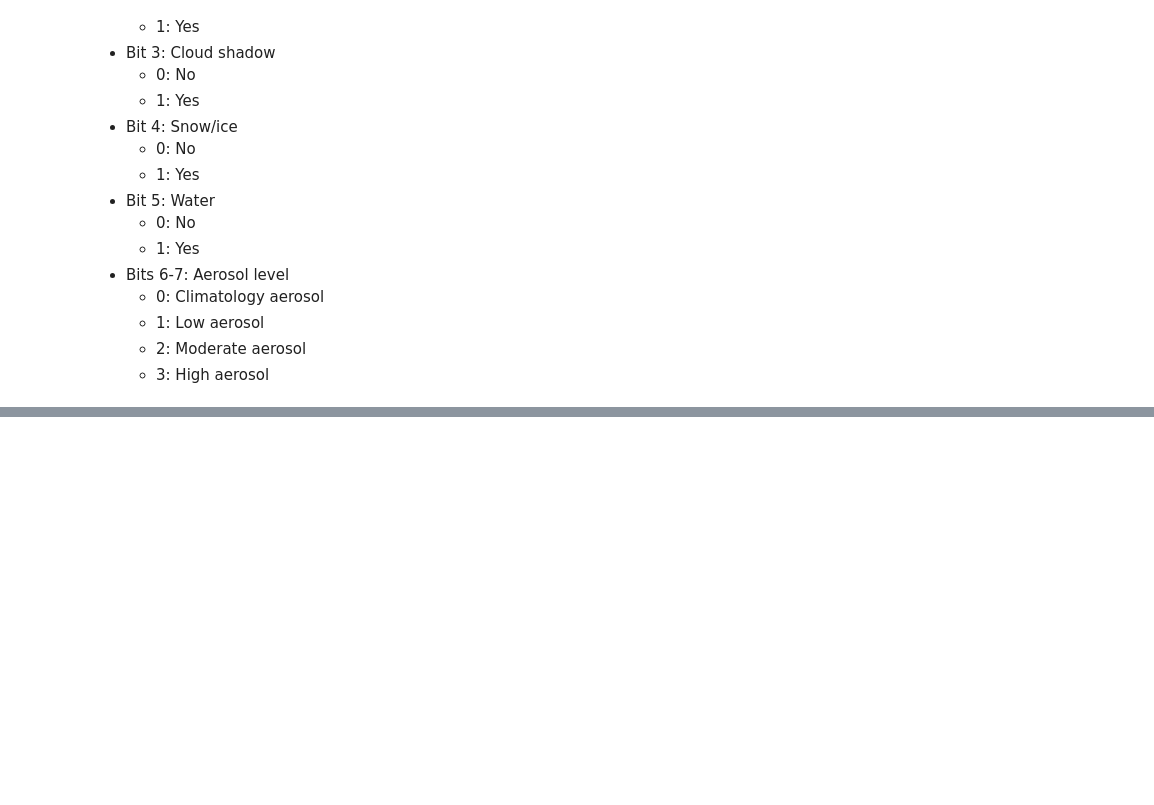
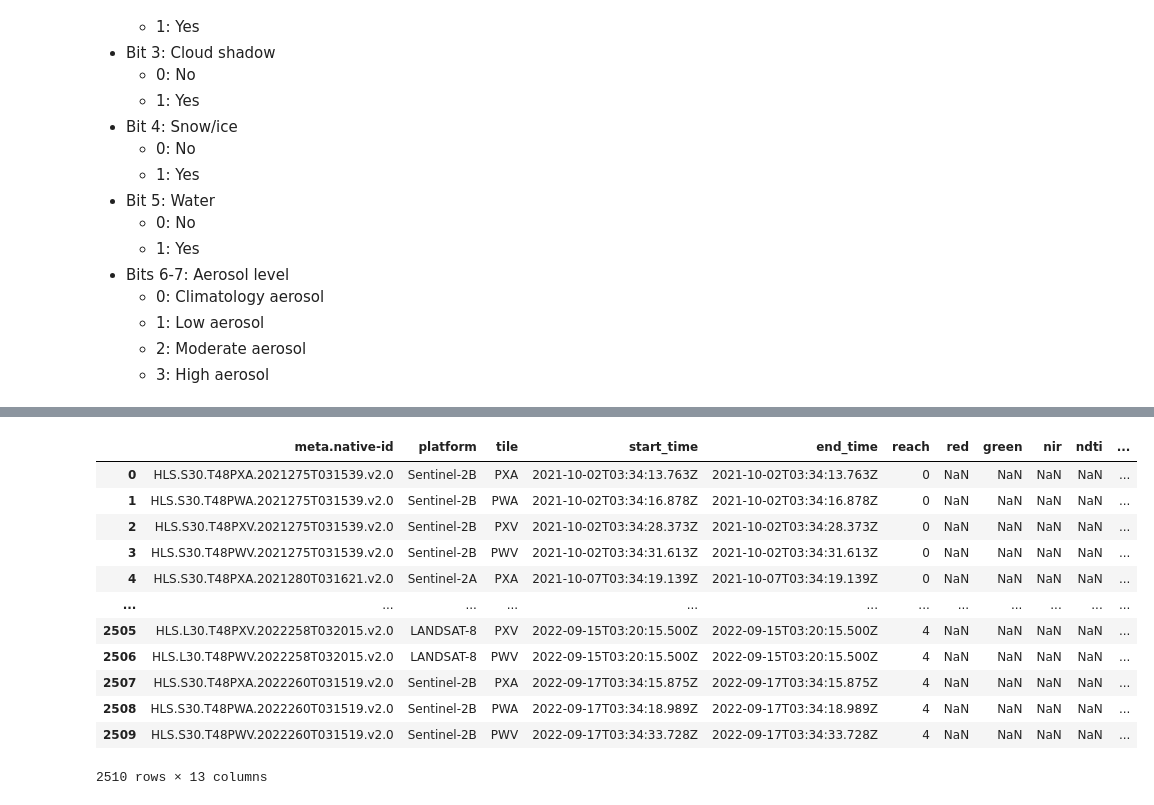
Before and after one commit to UW-GDA/mekong-water-quality, a Jupyter notebook: 02_pull_hls.ipynb, the cells around one changed output, grey strips where cells are left out. Drawn from its saved outputs; the diff is of its cells as text; code cells hidden in the pictures; blank space fills up the shorter version.

```diff
--- a/02_pull_hls.ipynb
+++ b/02_pull_hls.ipynb
@@ -307,0 +665,16 @@ np.nanmedian(ndti(reach_0.where(cloud_mask)).values)
+# %%
+results_df_long
+# %% [output]
+|  | meta.native-id | platform | tile | start_time | end_time | reach | red | green | nir | ndti | ... |
+| 0 | HLS.S30.T48PXA.2021275T031539.v2.0 | Sentinel-2B | PXA | 2021-10-02T03:34:13.763Z | 2021-10-02T03:34:13.763Z | 0 | NaN | NaN | NaN | NaN | ... |
+| 1 | HLS.S30.T48PWA.2021275T031539.v2.0 | Sentinel-2B | PWA | 2021-10-02T03:34:16.878Z | 2021-10-02T03:34:16.878Z | 0 | NaN | NaN | NaN | NaN | ... |
+| 2 | HLS.S30.T48PXV.2021275T031539.v2.0 | Sentinel-2B | PXV | 2021-10-02T03:34:28.373Z | 2021-10-02T03:34:28.373Z | 0 | NaN | NaN | NaN | NaN | ... |
+| 3 | HLS.S30.T48PWV.2021275T031539.v2.0 | Sentinel-2B | PWV | 2021-10-02T03:34:31.613Z | 2021-10-02T03:34:31.613Z | 0 | NaN | NaN | NaN | NaN | ... |
+| 4 | HLS.S30.T48PXA.2021280T031621.v2.0 | Sentinel-2A | PXA | 2021-10-07T03:34:19.139Z | 2021-10-07T03:34:19.139Z | 0 | NaN | NaN | NaN | NaN | ... |
+| ... | ... | ... | ... | ... | ... | ... | ... | ... | ... | ... | ... |
+| 2505 | HLS.L30.T48PXV.2022258T032015.v2.0 | LANDSAT-8 | PXV | 2022-09-15T03:20:15.500Z | 2022-09-15T03:20:15.500Z | 4 | NaN | NaN | NaN | NaN | ... |
+| 2506 | HLS.L30.T48PWV.2022258T032015.v2.0 | LANDSAT-8 | PWV | 2022-09-15T03:20:15.500Z | 2022-09-15T03:20:15.500Z | 4 | NaN | NaN | NaN | NaN | ... |
+| 2507 | HLS.S30.T48PXA.2022260T031519.v2.0 | Sentinel-2B | PXA | 2022-09-17T03:34:15.875Z | 2022-09-17T03:34:15.875Z | 4 | NaN | NaN | NaN | NaN | ... |
+| 2508 | HLS.S30.T48PWA.2022260T031519.v2.0 | Sentinel-2B | PWA | 2022-09-17T03:34:18.989Z | 2022-09-17T03:34:18.989Z | 4 | NaN | NaN | NaN | NaN | ... |
+| 2509 | HLS.S30.T48PWV.2022260T031519.v2.0 | Sentinel-2B | PWV | 2022-09-17T03:34:33.728Z | 2022-09-17T03:34:33.728Z | 4 | NaN | NaN | NaN | NaN | ... |
+2510 rows × 13 columns
```
Also changed, not shown: parts of 20 cells of this notebook, 6 other files.
